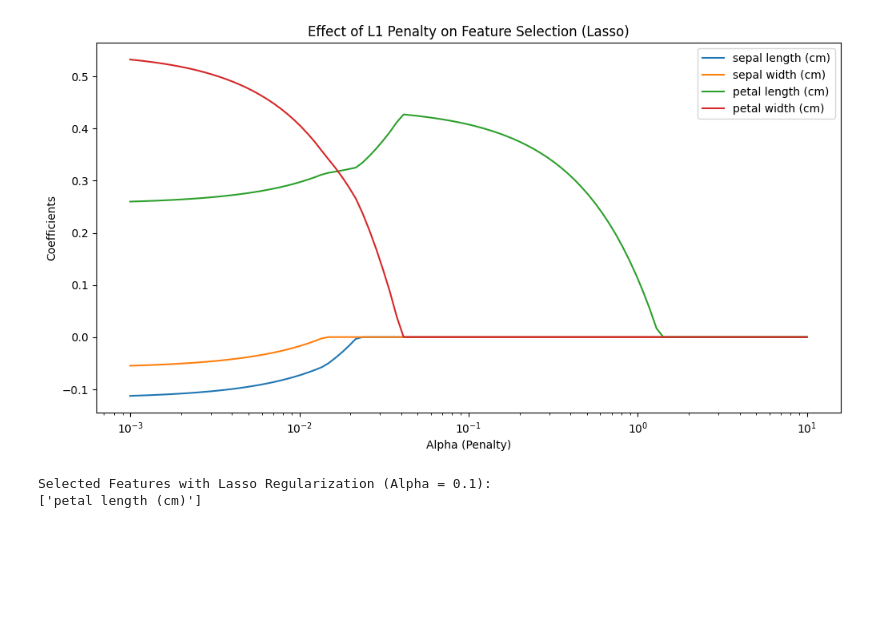
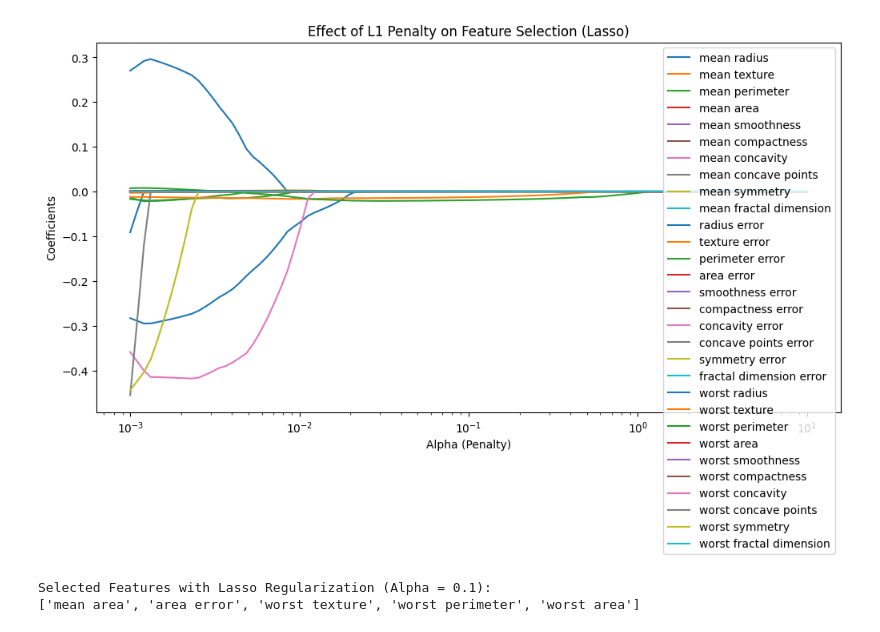
Before and after one commit to PrajwalUnaik/DataAnalytics_Practice, a Jupyter notebook: Day6_Embedded.ipynb, the cells around one changed output. Saved outputs shown, nothing was run; the diff lists cells and outputs as text; code cells hidden in the pictures; blank space fills up the shorter version.

```diff
--- a/Day6_Embedded.ipynb
+++ b/Day6_Embedded.ipynb
@@ -3,49 +31,51 @@
 # %%
 import numpy as np
 import pandas as pd
-from sklearn.datasets import load_iris
+from sklearn.datasets import load_breast_cancer
 from sklearn.linear_model import Lasso
 from sklearn.model_selection import train_test_split
 import matplotlib.pyplot as plt
 
 # Load the Iris dataset
-data = load_iris()
+data = load_breast_cancer()
 X = pd.DataFrame(data.data, columns=data.feature_names)
 y = pd.Series(data.target)  # Using class labels as numeric targets
+
+
 
 
 # Split the dataset into training and testing sets
 X_train, X_test, y_train, y_test = train_test_split(X, y, test_size=0.2, random_state=42)
 
 # Lasso Regularization
 alphas = np.logspace(-3, 1, 100)  # Range of penalty values, generates a sequence of 100 values logarithmically spaced between 10^-3, and 10^1
 lasso_coefs = []
 
 for alpha in alphas:
     lasso = Lasso(alpha=alpha, max_iter=10000)
     lasso.fit(X_train, y_train)
     lasso_coefs.append(lasso.coef_)
 
 # Plot the effect of penalty on Lasso coefficients
 plt.figure(figsize=(12, 6))
 plt.plot(alphas, lasso_coefs)
 plt.xscale('log')
 plt.xlabel('Alpha (Penalty)')
 plt.ylabel('Coefficients')
 plt.title('Effect of L1 Penalty on Feature Selection (Lasso)')
 plt.legend(X.columns, loc='best')
 plt.show()
 
 # Final feature selection with a chosen alpha
 chosen_alpha = 0.1  # Adjust alpha based on analysis
 lasso = Lasso(alpha=chosen_alpha, max_iter=10000)
 lasso.fit(X_train, y_train)
 
 selected_features = X.columns[lasso.coef_ != 0]
 print("Selected Features with Lasso Regularization (Alpha = 0.1):")
 print(selected_features.tolist())
 # %% [output]
-[figure, old version]
+[figure, new version]
 Selected Features with Lasso Regularization (Alpha = 0.1):
-['petal length (cm)']
+['mean area', 'area error', 'worst texture', 'worst perimeter', 'worst area']
 # %%
```
Also changed, not shown: parts of 6 cells of this notebook.
